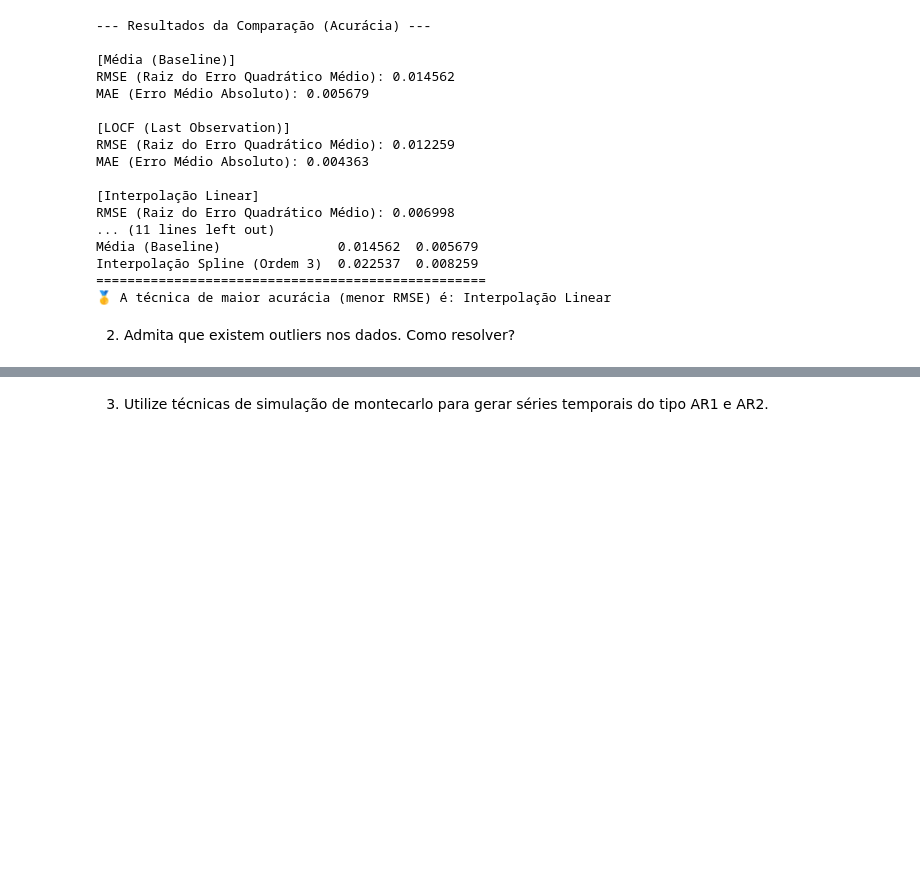
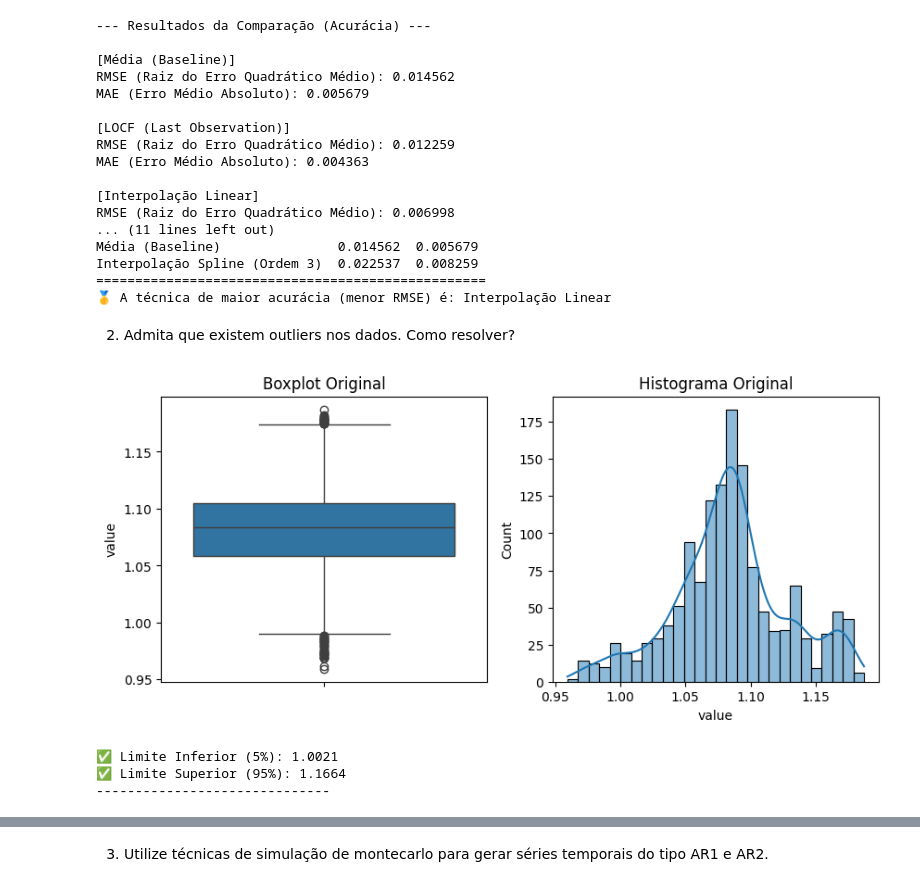
Before and after one commit to beabento/Econometria-2, a Jupyter notebook: atividade1.ipynb, the cells around one changed output, grey strips where cells are left out. Drawn from its saved outputs; the diff is of its cells as text; code cells hidden in the pictures; blank space fills up the shorter version.

Commit message:
Tentar resolver outliers

```diff
--- a/atividade1.ipynb
+++ b/atividade1.ipynb
@@ -225,3 +225,37 @@ Interpolação Spline (Ordem 3)  0.022537  0.008259
 🥇 A técnica de maior acurácia (menor RMSE) é: Interpolação Linear
 # %% [markdown]
 2. Admita que existem outliers nos dados. Como resolver?
+# %%
+import seaborn as sns
+
+# Exemplo de DataFrame com dados enviesados e outliers
+df = ts
+
+# Visualizar a distribuição original (opcional)
+plt.figure(figsize=(10, 4))
+plt.subplot(1, 2, 1)
+sns.boxplot(y=df['value'])
+plt.title('Boxplot Original')
+plt.subplot(1, 2, 2)
+sns.histplot(df['value'], kde=True)
+plt.title('Histograma Original')
+plt.show()
+# %% [output]
+[figure, added]
+# %%
+p_lower = 0.05
+p_upper = 0.95
+
+# Calcula o valor do 5º percentil (limite inferior)
+limite_inferior = ts['value'].quantile(p_lower)
+
+# Calcula o valor do 95º percentil (limite superior)
+limite_superior = ts['value'].quantile(p_upper)
+
+print(f"✅ Limite Inferior ({p_lower*100:.0f}%): {limite_inferior:.4f}")
+print(f"✅ Limite Superior ({p_upper*100:.0f}%): {limite_superior:.4f}")
+print("-" * 30)
+# %% [output]
+✅ Limite Inferior (5%): 1.0021
+✅ Limite Superior (95%): 1.1664
+------------------------------
```
Also changed, not shown: parts of 2 cells of this notebook.
